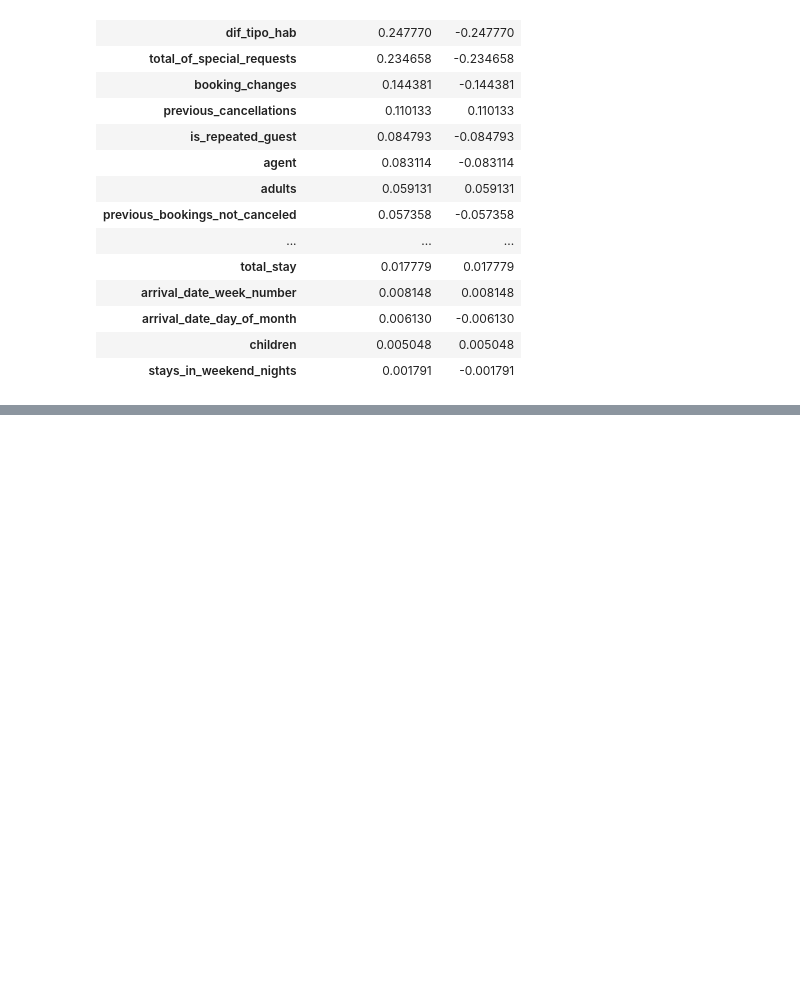
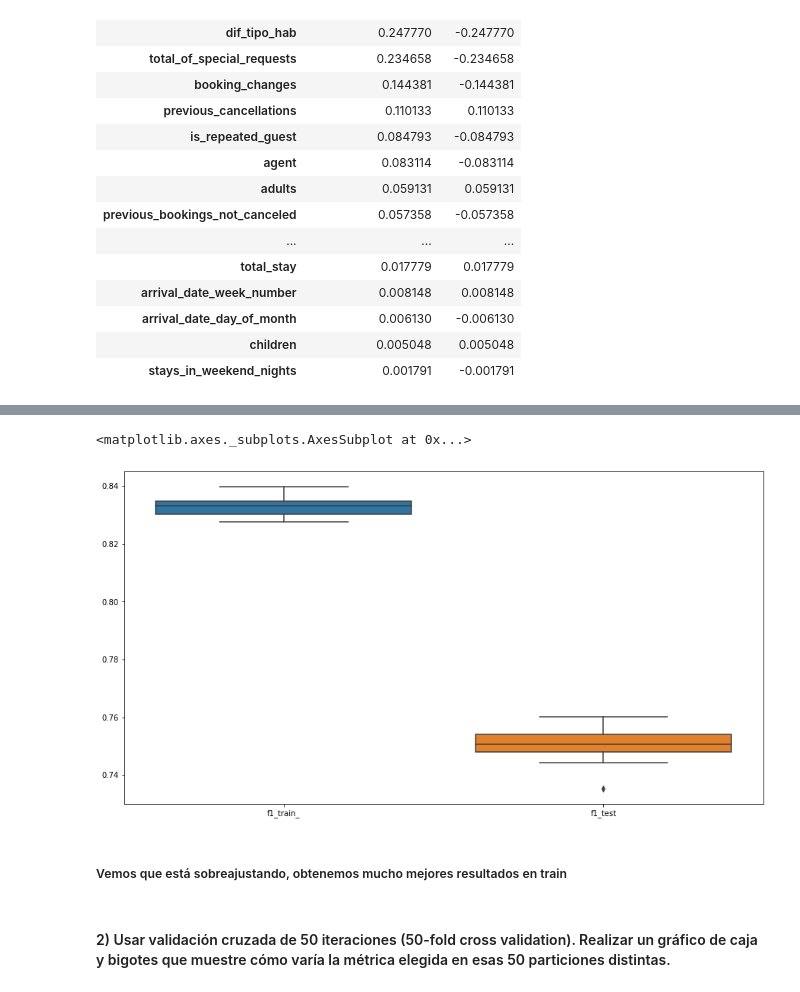
Before and after one commit to Bati-bot/TPAA, a Jupyter notebook: analisis_reservas.ipynb, the cells around one changed output, grey strips where cells are left out. Saved outputs shown, nothing was run; the diff lists cells and outputs as text; code cells hidden in the pictures; blank space fills up the shorter version.

Commit message:
agrego primer arbol

```diff
--- a/analisis_reservas.ipynb
+++ b/analisis_reservas.ipynb
@@ -686,0 +726,38 @@ interval columns not set, guessing: ['is_canceled', 'lead_time', 'arrival_date_w
+# %%
+# Uso las variables numéricas que tenemos hasta ahora, luego podríamos crear más. Por ej, el tipo de hotel
+columnas = ['lead_time', 'arrival_date_week_number', 'arrival_date_day_of_month',
+            'stays_in_weekend_nights', 'stays_in_week_nights', 'adults', 'children', 'babies', 'is_repeated_guest',
+            'previous_cancellations', 'previous_bookings_not_canceled', 'booking_changes', 'agent', 'company',
+            'days_in_waiting_list', 'adr', 'total_of_special_requests', 'total_stay', 'cant_personas', 'tipo_familia',
+            'dif_tipo_hab']
+# %%
+arbol = tree.DecisionTreeClassifier(criterion='entropy', max_depth=20, min_samples_leaf=5, ccp_alpha=0)
+metricas_train=[]
+
+#Uso f1 para probar, tendríamos que construir una función que calcule f2 para usar la métrica elegida
+f1_train=[]
+f1_test=[]
+
+#Parece que el decissiontreeclassifier no acepta nan, lo voy a llenar rápido pero deberíamos llenarlos bien
+for i in range(1,51):
+    X_train, X_test, y_train, y_test = train_test_split(hotel_bookings[columnas].fillna(0),
+                                                        hotel_bookings['is_canceled'], test_size=0.2,
+                                                        random_state=i,stratify=hotel_bookings['is_canceled'])
+    arbol.fit(X_train,y_train)
+    y_pred_test = arbol.predict(X_test)
+    y_pred_train = arbol.predict(X_train)
+
+    f1_train.append(f1_score(y_train,y_pred_train))
+    f1_test.append(f1_score(y_test,y_pred_test))
+# %%
+metricas = pd.DataFrame({'f1_train_': f1_train, 'f1_test' : f1_test})
+
+plt.figure(figsize=(15,8))
+sns.boxplot(data=metricas)
+# %% [output]
+<matplotlib.axes._subplots.AxesSubplot at 0x...>
+[figure, added]
+# %% [markdown]
+##### Vemos que está sobreajustando, obtenemos mucho mejores resultados en train
+# %% [markdown]
+#### 2) Usar validación cruzada de 50 iteraciones (50-fold cross validation). Realizar un gráfico de caja y bigotes que muestre cómo varía la métrica elegida en esas 50 particiones distintas.
```
Also changed, not shown: parts of 13 cells of this notebook.
